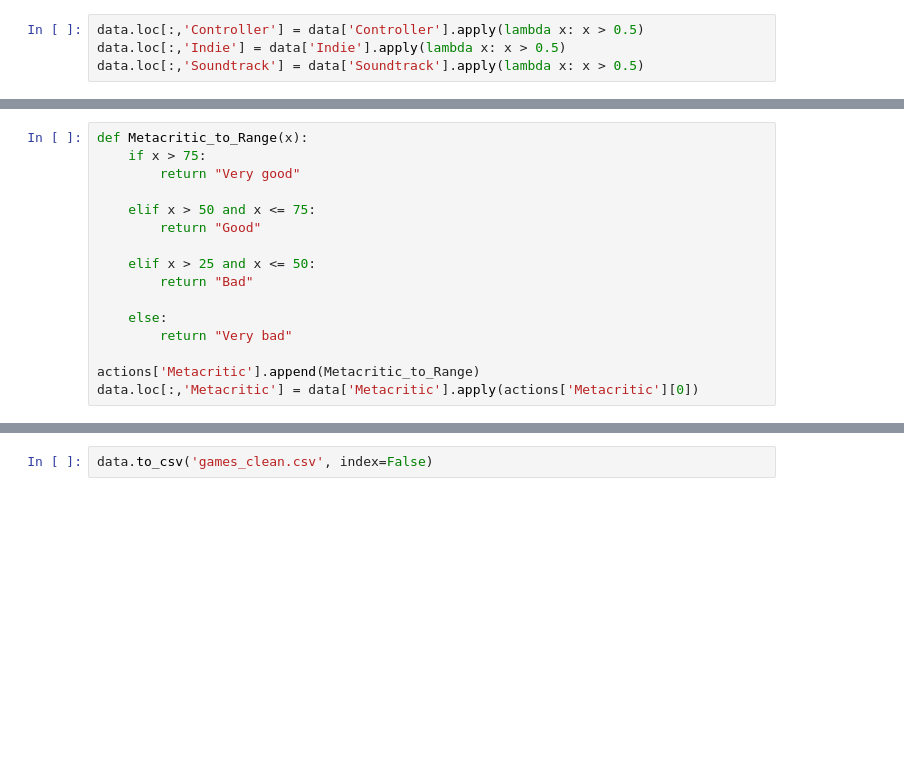
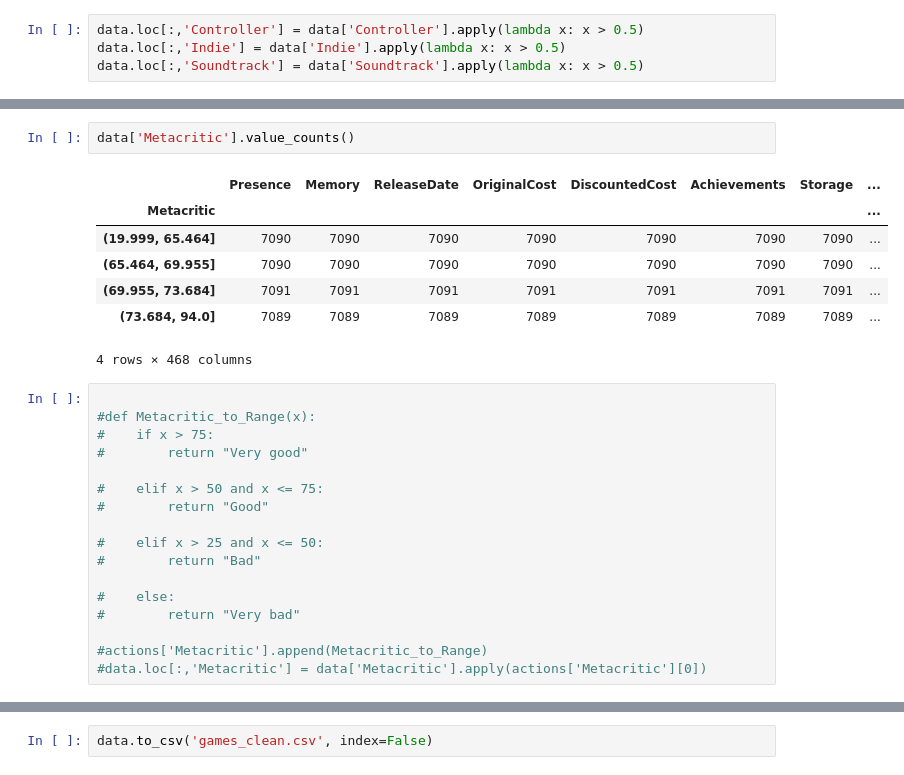
Before and after one commit to Asocsar/MD, a Jupyter notebook: Second_Part/Preprocesing-KNN.ipynb, the cells around one changed output, grey strips where cells are left out. Cells and saved outputs as stored; diff of their text form; blank space fills up the shorter version.

```diff
--- a/Second_Part/Preprocesing-KNN.ipynb
+++ b/Second_Part/Preprocesing-KNN.ipynb
@@ -218,19 +433,30 @@ for name in data.columns:
+# %%
+data['Metacritic'].value_counts()
+# %% [output]
+|  | Presence | Memory | ReleaseDate | OriginalCost | DiscountedCost | Achievements | Storage | ... |
+| Metacritic |  |  |  |  |  |  |  | ... |
+| (19.999, 65.464] | 7090 | 7090 | 7090 | 7090 | 7090 | 7090 | 7090 | ... |
+| (65.464, 69.955] | 7090 | 7090 | 7090 | 7090 | 7090 | 7090 | 7090 | ... |
+| (69.955, 73.684] | 7091 | 7091 | 7091 | 7091 | 7091 | 7091 | 7091 | ... |
+| (73.684, 94.0] | 7089 | 7089 | 7089 | 7089 | 7089 | 7089 | 7089 | ... |
+4 rows × 468 columns
 # %%
-def Metacritic_to_Range(x):
-    if x > 75:
-        return "Very good"
 
-    elif x > 50 and x <= 75:
-        return "Good"
+#def Metacritic_to_Range(x):
+#    if x > 75:
+#        return "Very good"
 
-    elif x > 25 and x <= 50:
-        return "Bad"
+#    elif x > 50 and x <= 75:
+#        return "Good"
 
-    else:
-        return "Very bad"
+#    elif x > 25 and x <= 50:
+#        return "Bad"
 
-actions['Metacritic'].append(Metacritic_to_Range)
-data.loc[:,'Metacritic'] = data['Metacritic'].apply(actions['Metacritic'][0])
+#    else:
+#        return "Very bad"
+
+#actions['Metacritic'].append(Metacritic_to_Range)
+#data.loc[:,'Metacritic'] = data['Metacritic'].apply(actions['Metacritic'][0])
 # %%
 rand.seed(random)
 x = [y for y in range(len(data))]
```
Also changed, not shown: parts of 16 cells of this notebook.
